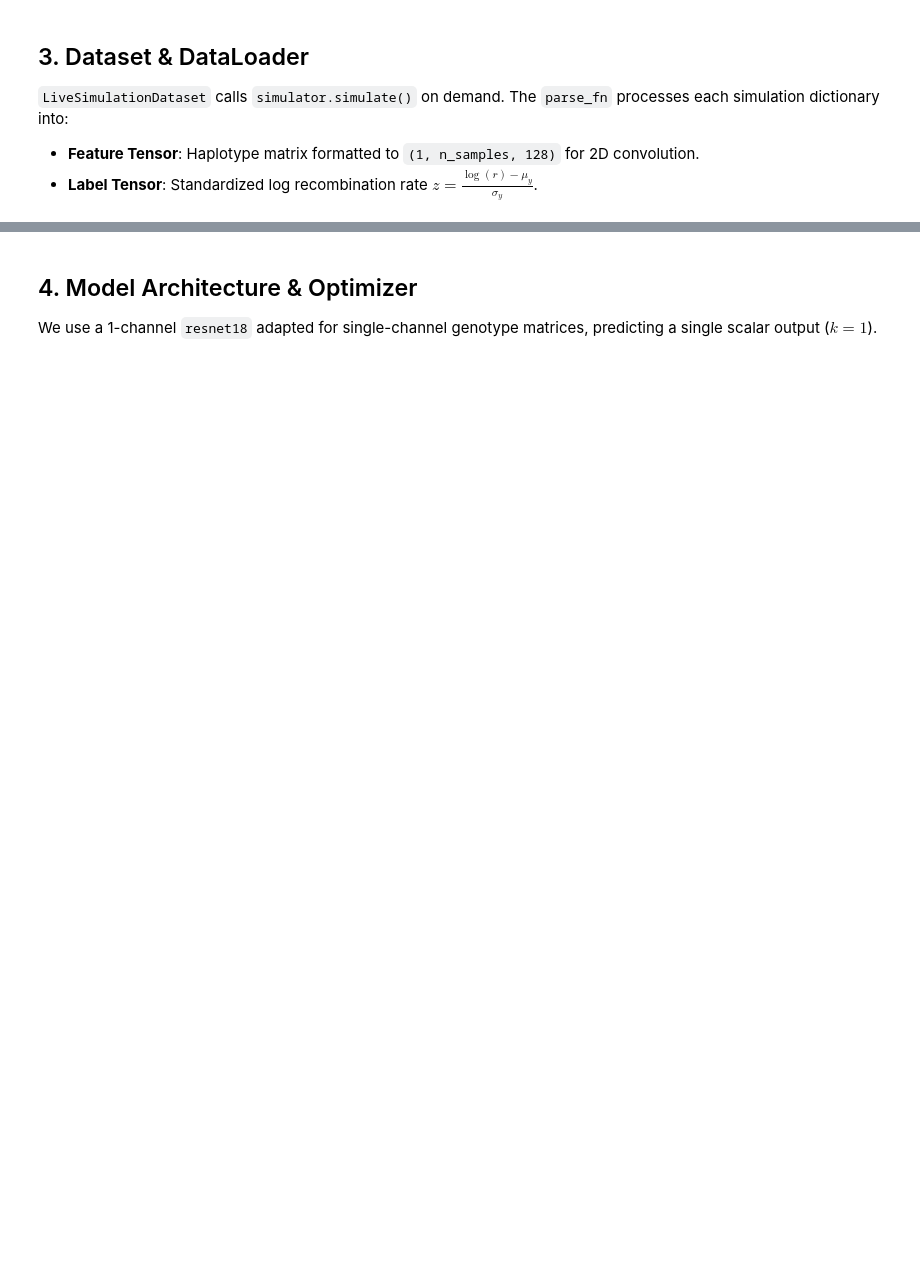
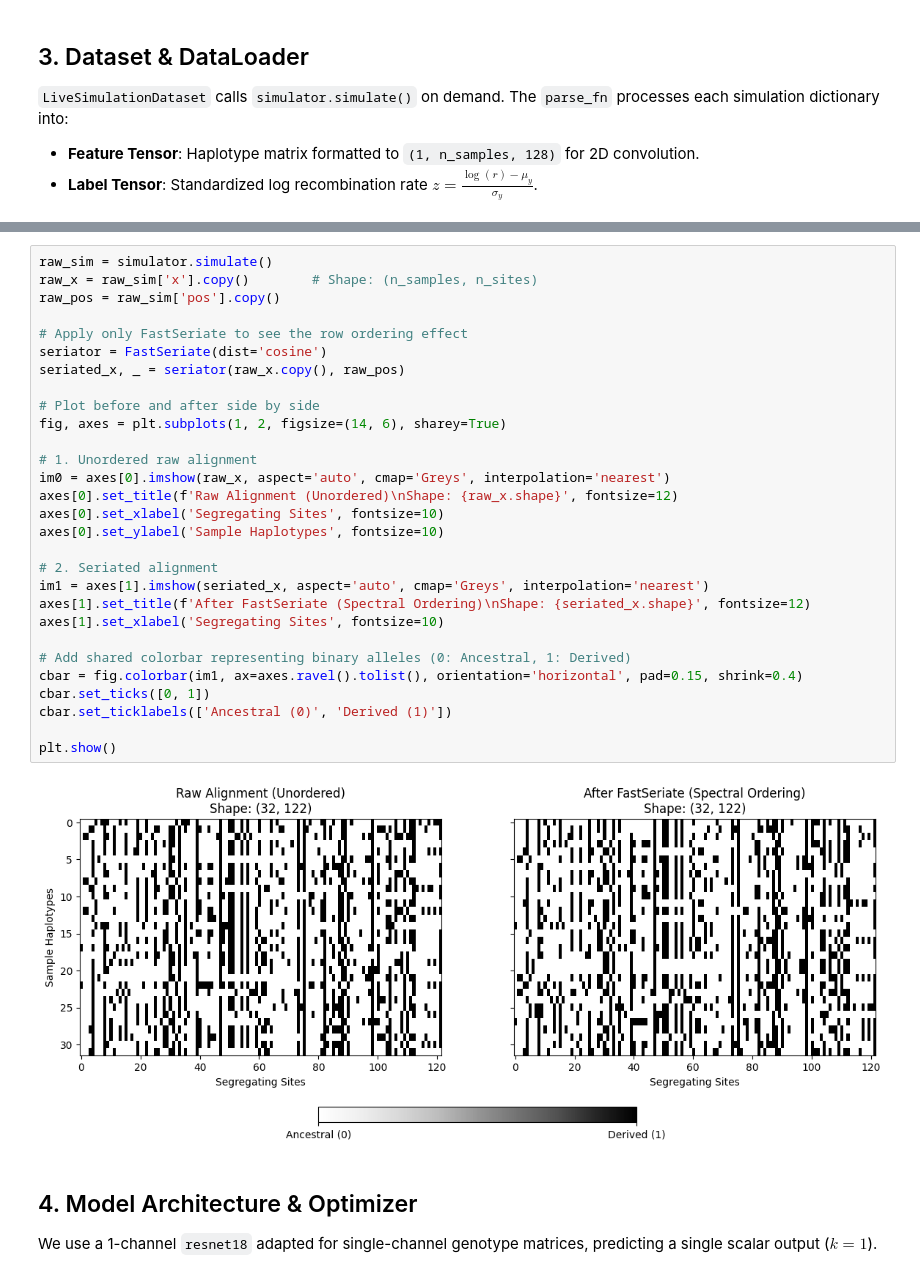
Before and after one commit to SchriderLab/popgenml, a Jupyter notebook: tutorials/recombination/regress_cnn.ipynb, the cells around one changed output, grey strips where cells are left out. Saved outputs shown, nothing was run; the diff lists cells and outputs as text; blank space fills up the shorter version.

```diff
--- a/tutorials/recombination/regress_cnn.ipynb
+++ b/tutorials/recombination/regress_cnn.ipynb
@@ -81,4 +98,35 @@ batch_size = 32
 dataloader = DataLoader(dataset, batch_size=batch_size, num_workers=0)
+# %%
+raw_sim = simulator.simulate()
+raw_x = raw_sim['x'].copy()        # Shape: (n_samples, n_sites)
+raw_pos = raw_sim['pos'].copy()
+
+# Apply only FastSeriate to see the row ordering effect
+seriator = FastSeriate(dist='cosine')
+seriated_x, _ = seriator(raw_x.copy(), raw_pos)
+
+# Plot before and after side by side
+fig, axes = plt.subplots(1, 2, figsize=(14, 6), sharey=True)
+
+# 1. Unordered raw alignment
+im0 = axes[0].imshow(raw_x, aspect='auto', cmap='Greys', interpolation='nearest')
+axes[0].set_title(f'Raw Alignment (Unordered)\nShape: {raw_x.shape}', fontsize=12)
+axes[0].set_xlabel('Segregating Sites', fontsize=10)
+axes[0].set_ylabel('Sample Haplotypes', fontsize=10)
+
+# 2. Seriated alignment
+im1 = axes[1].imshow(seriated_x, aspect='auto', cmap='Greys', interpolation='nearest')
+axes[1].set_title(f'After FastSeriate (Spectral Ordering)\nShape: {seriated_x.shape}', fontsize=12)
+axes[1].set_xlabel('Segregating Sites', fontsize=10)
+
+# Add shared colorbar representing binary alleles (0: Ancestral, 1: Derived)
+cbar = fig.colorbar(im1, ax=axes.ravel().tolist(), orientation='horizontal', pad=0.15, shrink=0.4)
+cbar.set_ticks([0, 1])
+cbar.set_ticklabels(['Ancestral (0)', 'Derived (1)'])
+
+plt.show()
+# %% [output]
+[figure, added]
 # %% [markdown]
 ## 4. Model Architecture & Optimizer
 
```
Also changed, not shown: parts of 7 cells of this notebook, 1 other file.
